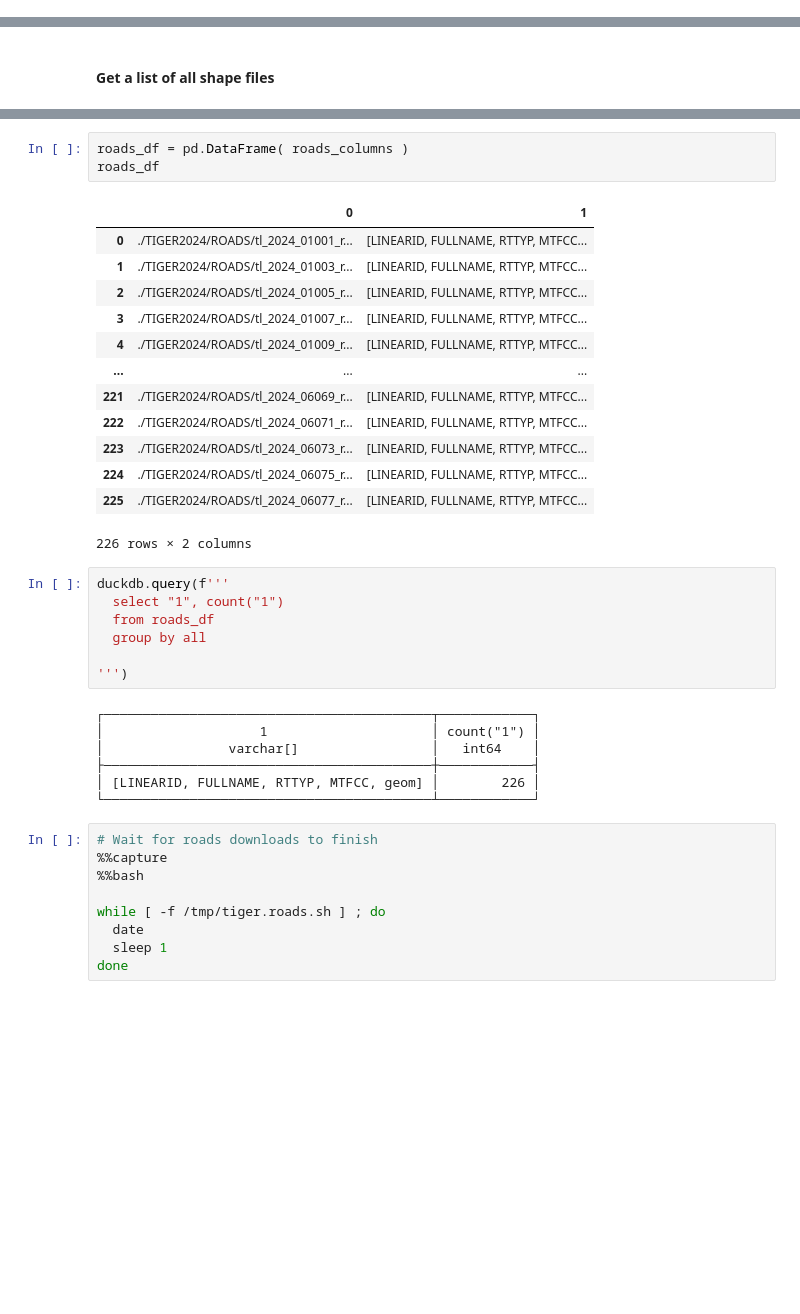
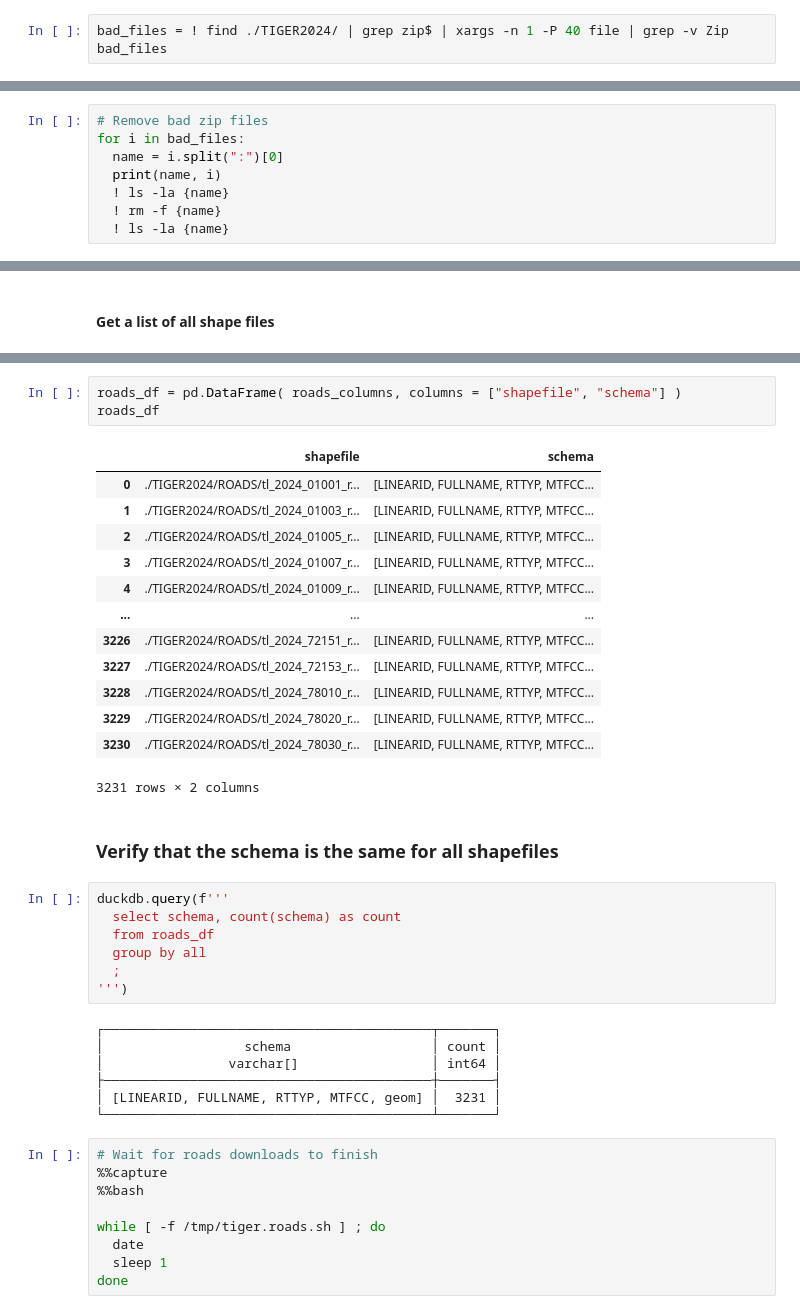
Before and after one commit to BBER-DUC/Data-Wrangling-of-Public-Data, a Jupyter notebook: spatial.multi.shapefiles.to.parquet.to.HF.ipynb, the cells around one changed output, grey strips where cells are left out. Cells and saved outputs as stored; diff of their text form; blank space fills up the shorter version.

Commit message:
verify schema for all shapefiles

```diff
--- a/spatial.multi.shapefiles.to.parquet.to.HF.ipynb
+++ b/spatial.multi.shapefiles.to.parquet.to.HF.ipynb
@@ -69,3 +71,6 @@ con.execute(
 ### Roads
 # %% [markdown]
 ### Clean up zip files
+# %%
+bad_files = ! find ./TIGER2024/ | grep zip$ | xargs -n 1 -P 40 file | grep -v Zip
+bad_files
@@ -71,0 +82,8 @@ con.execute(
+# %%
+# Remove bad zip files
+for i in bad_files:
+  name = i.split(":")[0]
+  print(name, i)
+  ! ls -la {name}
+  ! rm -f {name}
+  ! ls -la {name}
@@ -97,34 +142,36 @@ IOException: IO Error: GDAL Error (4): `/vsizip/./TIGER2024/ROADS/tl_2024_06079_
 # %%
-roads_df = pd.DataFrame( roads_columns )
+roads_df = pd.DataFrame( roads_columns, columns = ["shapefile", "schema"] )
 roads_df
 # %% [output]
-|  | 0 | 1 |
+|  | shapefile | schema |
 | 0 | ./TIGER2024/ROADS/tl_2024_01001_r... | [LINEARID, FULLNAME, RTTYP, MTFCC... |
 | 1 | ./TIGER2024/ROADS/tl_2024_01003_r... | [LINEARID, FULLNAME, RTTYP, MTFCC... |
 | 2 | ./TIGER2024/ROADS/tl_2024_01005_r... | [LINEARID, FULLNAME, RTTYP, MTFCC... |
 | 3 | ./TIGER2024/ROADS/tl_2024_01007_r... | [LINEARID, FULLNAME, RTTYP, MTFCC... |
 | 4 | ./TIGER2024/ROADS/tl_2024_01009_r... | [LINEARID, FULLNAME, RTTYP, MTFCC... |
 | ... | ... | ... |
-| 221 | ./TIGER2024/ROADS/tl_2024_06069_r... | [LINEARID, FULLNAME, RTTYP, MTFCC... |
-| 222 | ./TIGER2024/ROADS/tl_2024_06071_r... | [LINEARID, FULLNAME, RTTYP, MTFCC... |
-| 223 | ./TIGER2024/ROADS/tl_2024_06073_r... | [LINEARID, FULLNAME, RTTYP, MTFCC... |
-| 224 | ./TIGER2024/ROADS/tl_2024_06075_r... | [LINEARID, FULLNAME, RTTYP, MTFCC... |
-| 225 | ./TIGER2024/ROADS/tl_2024_06077_r... | [LINEARID, FULLNAME, RTTYP, MTFCC... |
+| 3226 | ./TIGER2024/ROADS/tl_2024_72151_r... | [LINEARID, FULLNAME, RTTYP, MTFCC... |
+| 3227 | ./TIGER2024/ROADS/tl_2024_72153_r... | [LINEARID, FULLNAME, RTTYP, MTFCC... |
+| 3228 | ./TIGER2024/ROADS/tl_2024_78010_r... | [LINEARID, FULLNAME, RTTYP, MTFCC... |
+| 3229 | ./TIGER2024/ROADS/tl_2024_78020_r... | [LINEARID, FULLNAME, RTTYP, MTFCC... |
+| 3230 | ./TIGER2024/ROADS/tl_2024_78030_r... | [LINEARID, FULLNAME, RTTYP, MTFCC... |
-226 rows × 2 columns
+3231 rows × 2 columns
+# %% [markdown]
+### Verify that the schema is the same for all shapefiles
 # %%
 duckdb.query(f'''
-  select "1", count("1")
+  select schema, count(schema) as count
   from roads_df
   group by all
-
+  ;
 ''')
 # %% [output]
-┌──────────────────────────────────────────┬────────────┐
-│                    1                     │ count("1") │
-│                varchar[]                 │   int64    │
-├──────────────────────────────────────────┼────────────┤
-│ [LINEARID, FULLNAME, RTTYP, MTFCC, geom] │        226 │
-└──────────────────────────────────────────┴────────────┘
+┌──────────────────────────────────────────┬───────┐
+│                  schema                  │ count │
+│                varchar[]                 │ int64 │
+├──────────────────────────────────────────┼───────┤
+│ [LINEARID, FULLNAME, RTTYP, MTFCC, geom] │  3231 │
+└──────────────────────────────────────────┴───────┘
 # %%
 # Wait for roads downloads to finish
 %%capture
```
Also changed, not shown: parts of 8 cells of this notebook.
